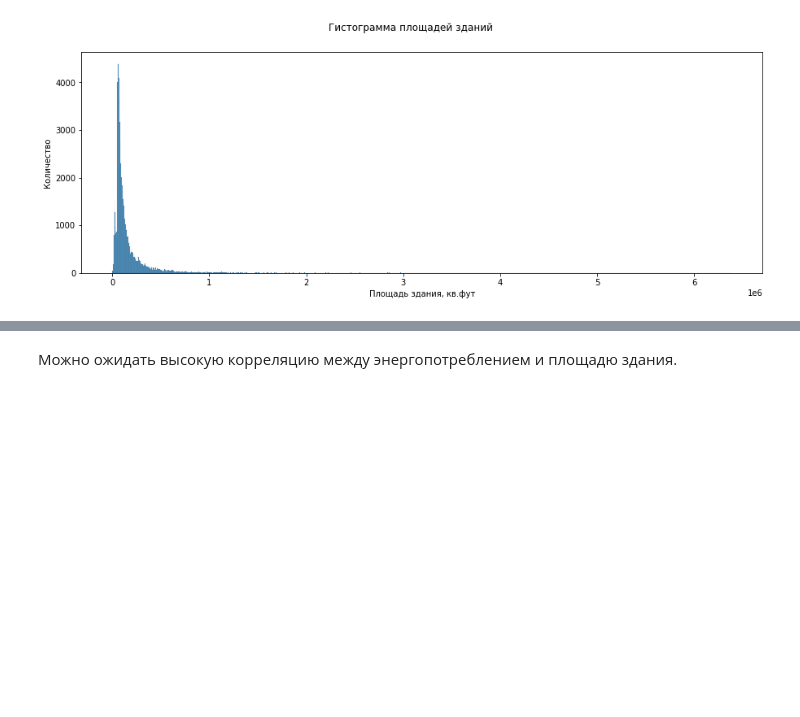
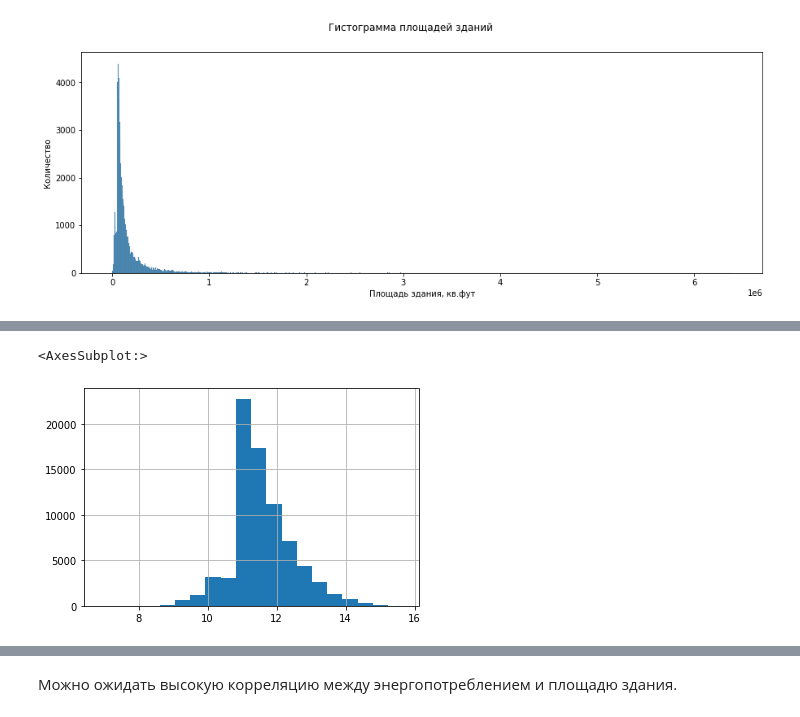
Before and after one commit to dessqa/wids_2022, a Jupyter notebook: eda.ipynb, the cells around one changed output, grey strips where cells are left out. Saved outputs shown, nothing was run; the diff lists cells and outputs as text; code cells hidden in the pictures; blank space fills up the shorter version.

```diff
--- a/eda.ipynb
+++ b/eda.ipynb
@@ -155,0 +327,7 @@ Text(0, 0.5, 'Количество')
+# %%
+train_extr_out_log = np.log(train['floor_area'])
+# %%
+train_extr_out_log.hist(bins=20)
+# %% [output]
+<AxesSubplot:>
+[figure, added]
```
Also changed, not shown: parts of 23 cells of this notebook.
